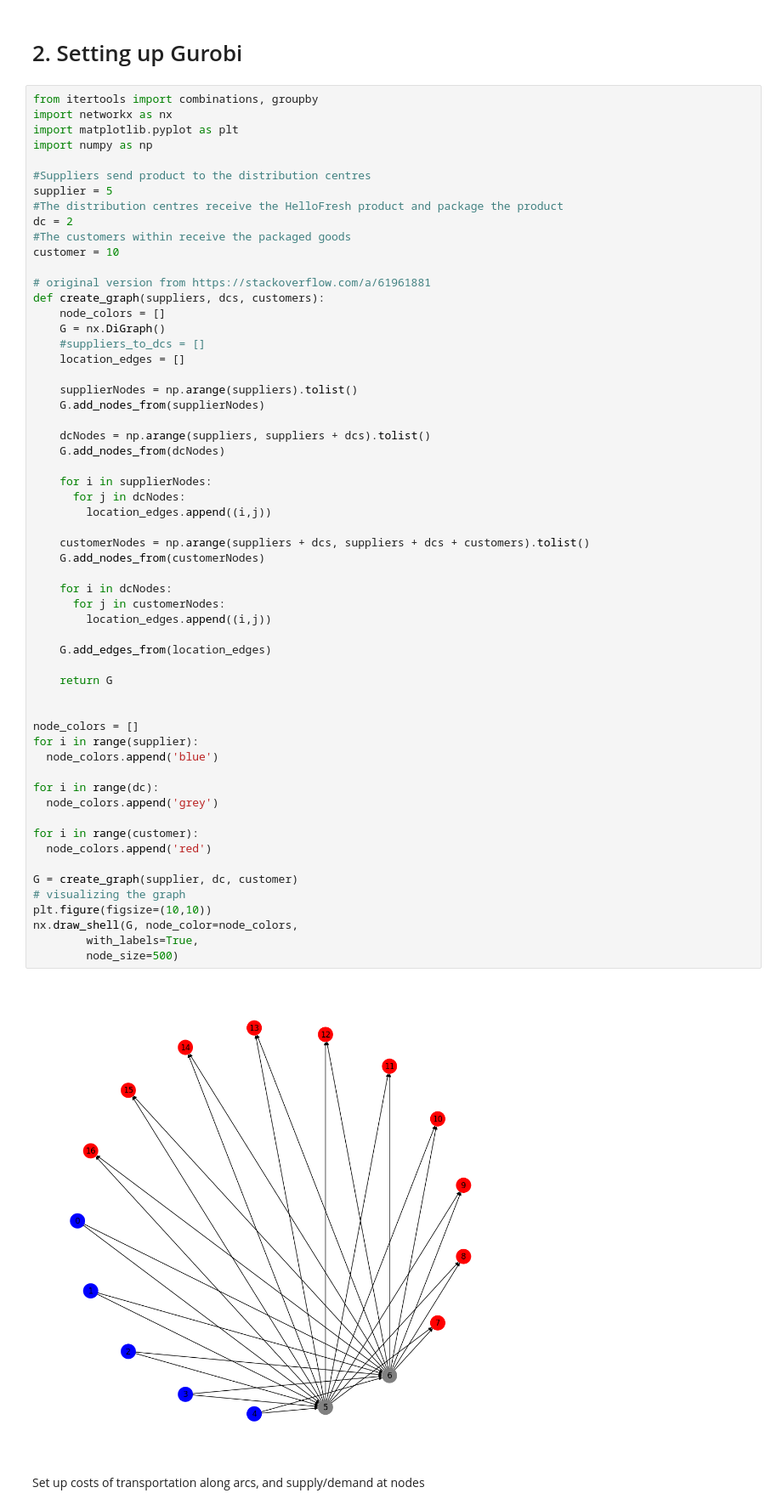
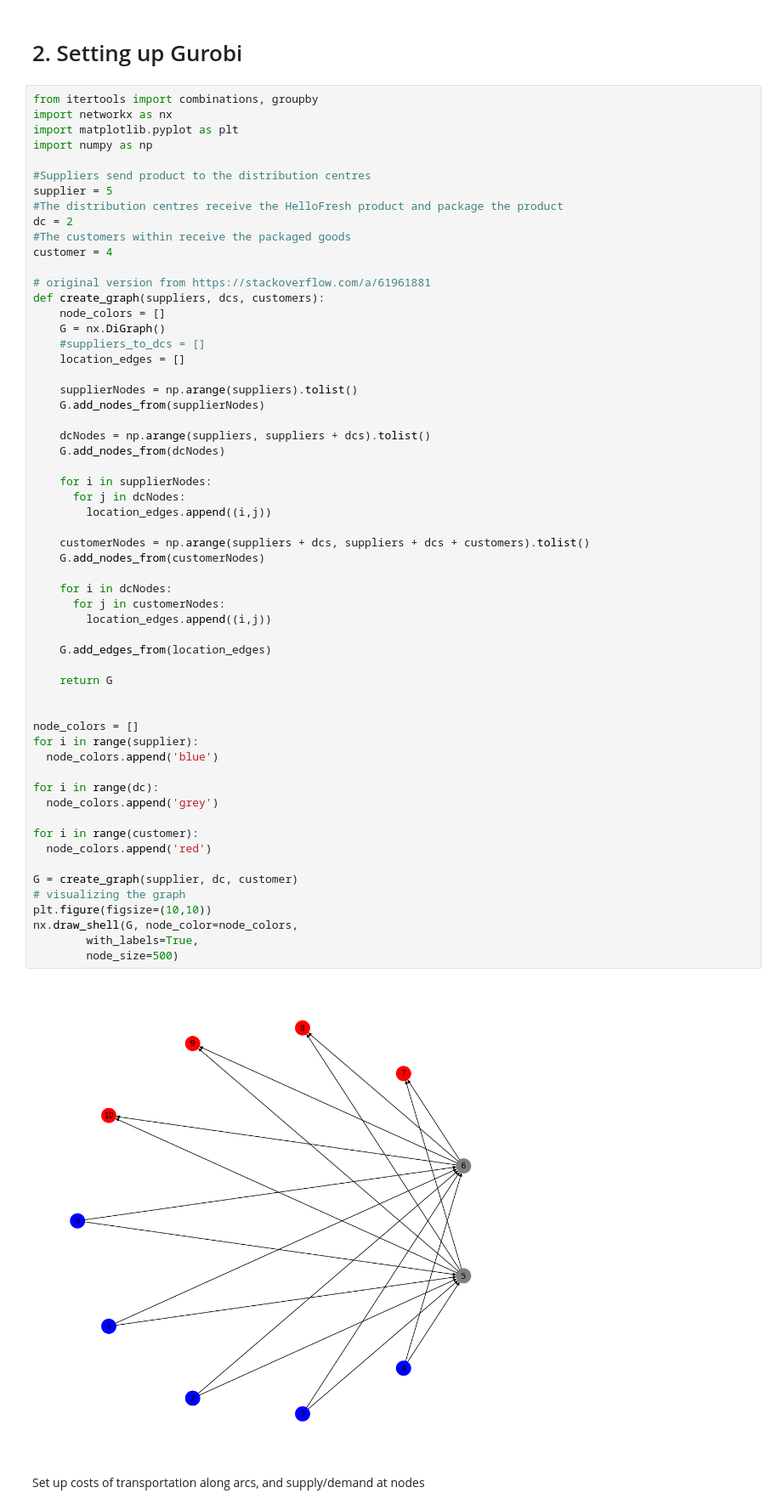
Before and after one commit to HassanRawasia/MSCI-434-Final-Project, a Jupyter notebook: MSCI434_S20_Team3_SupplyChainNetworkDesign.ipynb, the cells around one changed output. Shown: that part at 85% size. Saved outputs shown, nothing was run; the diff lists cells and outputs as text.

```diff
--- a/MSCI434_S20_Team3_SupplyChainNetworkDesign.ipynb
+++ b/MSCI434_S20_Team3_SupplyChainNetworkDesign.ipynb
@@ -31,7 +31,7 @@ supplier = 5
 #The distribution centres receive the HelloFresh product and package the product
 dc = 2
 #The customers within receive the packaged goods
-customer = 10
+customer = 4
 
 # original version from https://stackoverflow.com/a/61961881
 def create_graph(suppliers, dcs, customers):
@@ -52,34 +52,34 @@ def create_graph(suppliers, dcs, customers):
 
     customerNodes = np.arange(suppliers + dcs, suppliers + dcs + customers).tolist()
     G.add_nodes_from(customerNodes)
 
     for i in dcNodes:
       for j in customerNodes:
         location_edges.append((i,j))
 
     G.add_edges_from(location_edges)
 
     return G
 
 
 node_colors = []
 for i in range(supplier):
   node_colors.append('blue')
 
 for i in range(dc):
   node_colors.append('grey')
 
 for i in range(customer):
   node_colors.append('red')
 
 G = create_graph(supplier, dc, customer)
 # visualizing the graph
 plt.figure(figsize=(10,10))
 nx.draw_shell(G, node_color=node_colors,
         with_labels=True,
         node_size=500)
 # %% [output]
-[figure, old version]
+[figure, new version]
 # %% [markdown]
 Set up costs of transportation along arcs, and supply/demand at nodes
 # %%
```
Also changed, not shown: parts of 2 cells of this notebook.
